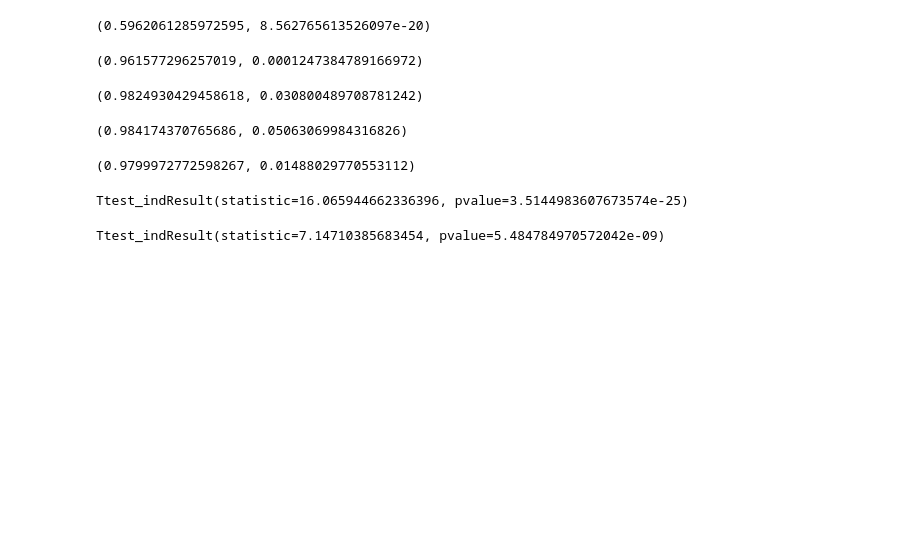
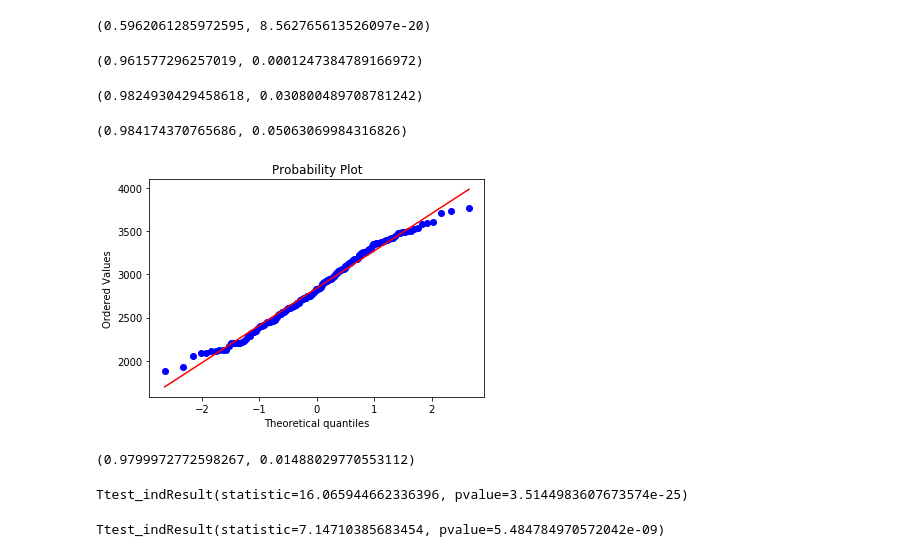
Before and after one commit to Sh4mSh4m/OCR_DA_proj5, a Jupyter notebook: Projet 5 - Etude de marche Loco Pollo.ipynb, the cells around one changed output. Drawn from its saved outputs; the diff is of its cells as text; code cells hidden in the pictures; blank space fills up the shorter version.

```diff
--- a/Projet 5 - Etude de marche Loco Pollo.ipynb
+++ b/Projet 5 - Etude de marche Loco Pollo.ipynb
@@ -1028,6 +1141,14 @@ shapiro(df_data_4['disp_g_aper_aday'])
 shapiro(df_data_4['disp_kcal_aper_aday'])
 # %% [output]
 (0.984174370765686, 0.05063069984316826)
+# %%
+import scipy.stats as stats
+import pylab
+stats.probplot(df_data_4['disp_kcal_aper_aday'], dist="norm", plot=pylab)
+pylab.show()
+#sm.qqplot(df_data_4['disp_kcal_aper_aday'], line ='45')
+# %% [output]
+[figure, added]
 # %%
 shapiro(df_data_4['pop_growth'])
 # %% [output]
```
Also changed, not shown: parts of 10 cells of this notebook, 2 other files.
